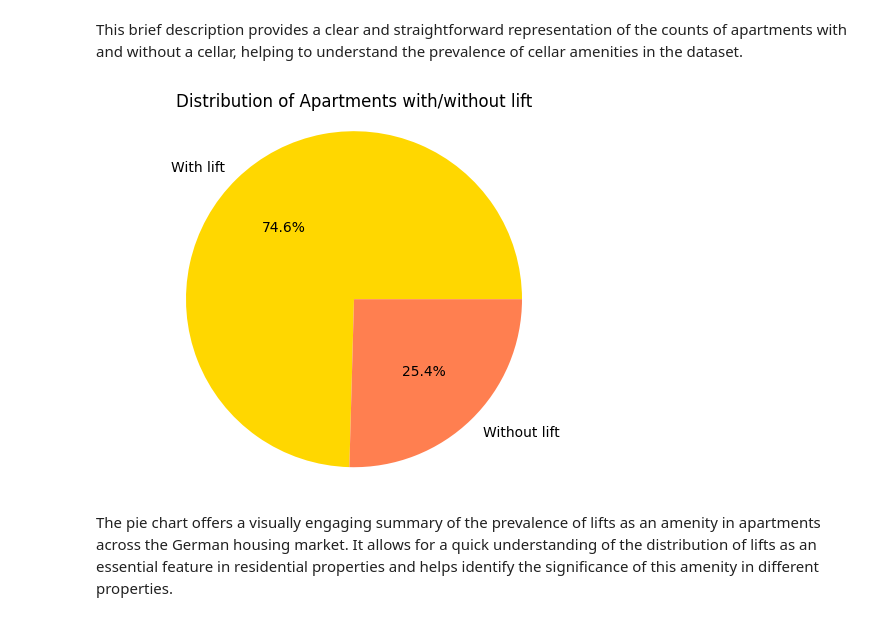
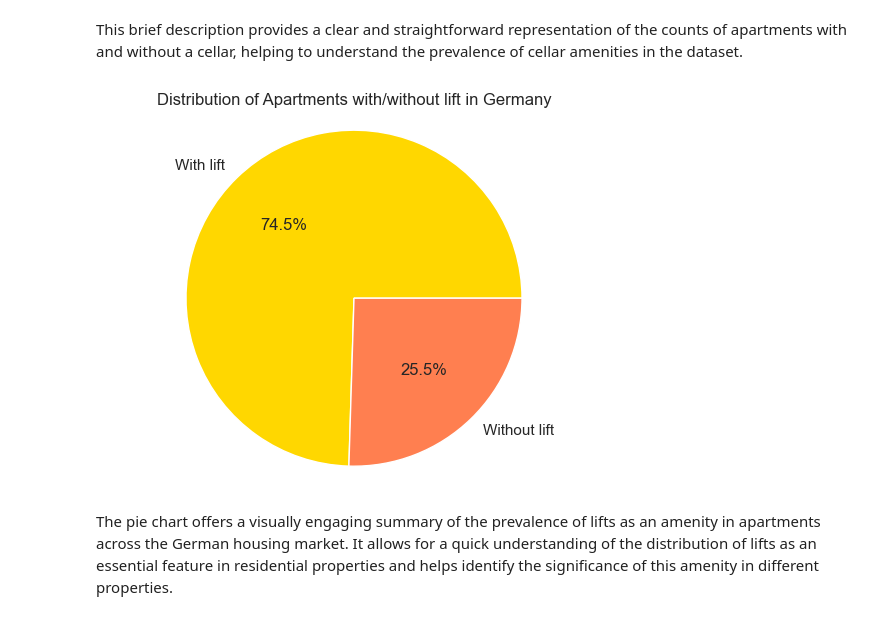
Before and after one commit to borisov5/Data-Science-June-2023, a Jupyter notebook: exam project/Ivelin_Borisov_project.ipynb, the cells around one changed output. Cells and saved outputs as stored; diff of their text form; code cells hidden in the pictures.

```diff
--- a/exam project/Ivelin_Borisov_project.ipynb
+++ b/exam project/Ivelin_Borisov_project.ipynb
@@ -765,16 +814,16 @@ This brief description provides a clear and straightforward representation of th
 # %%
 lift_counts = new_apartments_de['lift'].value_counts()
 
 labels = ['With lift', 'Without lift']
 colors = ['Gold', 'Coral']
 
-plt.pie(garden_counts, labels=labels, colors=colors, autopct='%1.1f%%')
-plt.title('Distribution of Apartments with/without lift')
+plt.pie(lift_counts, labels=labels, colors=colors, autopct='%1.1f%%')
+plt.title('Distribution of Apartments with/without lift in Germany')
 plt.axis('equal')
 
 plt.show()
 # %% [output]
-[figure, old version]
+[figure, new version]
 # %% [markdown]
 The pie chart offers a visually engaging summary of the prevalence of lifts as an amenity in apartments across the German housing market. It allows for a quick understanding of the distribution of lifts as an essential feature in residential properties and helps identify the significance of this amenity in different properties.
 # %%
```
Also changed, not shown: parts of 21 cells of this notebook.
